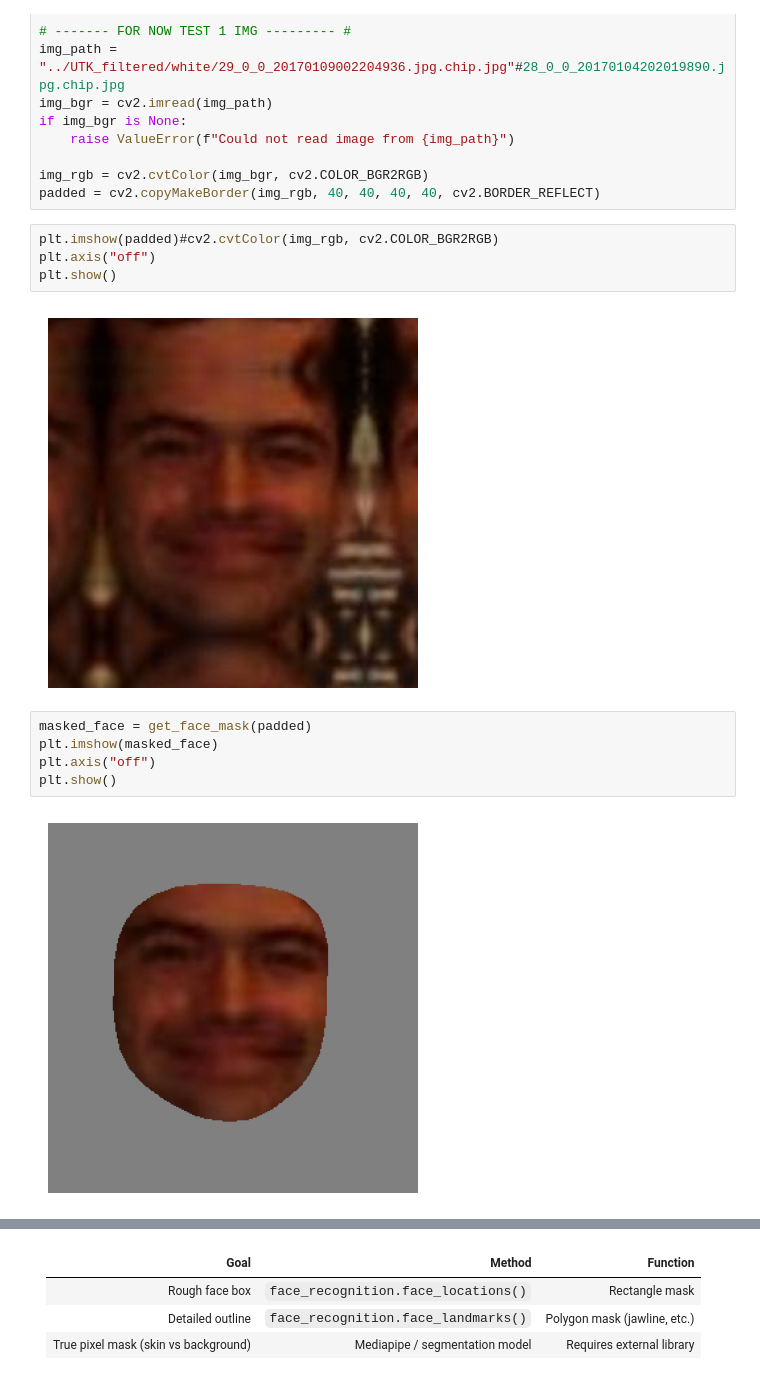
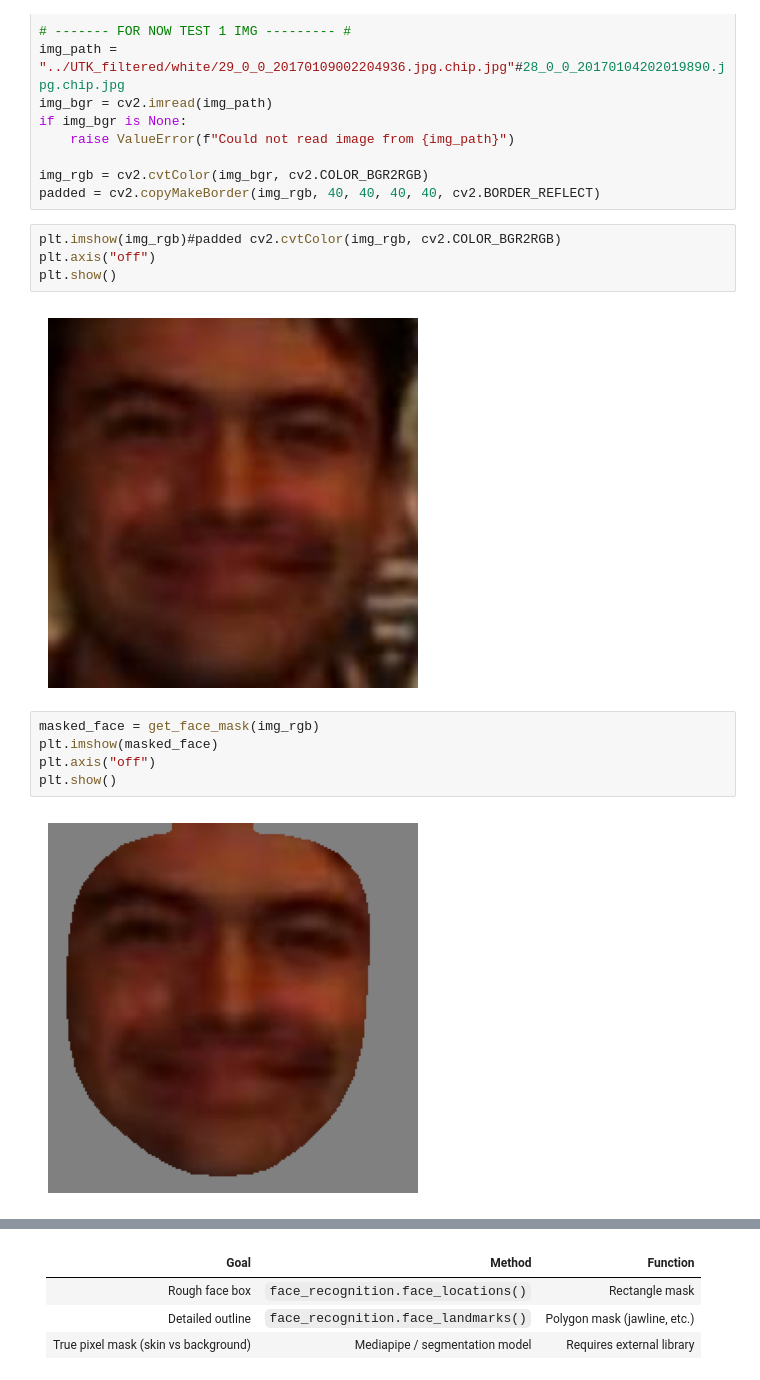
Before and after one commit to BOB-o-rabanete/Colored_Faces, a Jupyter notebook: main.ipynb, the cells around one changed output, grey strips where cells are left out. Saved outputs shown, nothing was run; the diff lists cells and outputs as text.

Commit message:
.changes color
find ways to blend shifted color better
improve general thing

only than pass to generalization

```diff
--- a/main.ipynb
+++ b/main.ipynb
@@ -177,15 +177,15 @@ if img_bgr is None:
 img_rgb = cv2.cvtColor(img_bgr, cv2.COLOR_BGR2RGB)
 padded = cv2.copyMakeBorder(img_rgb, 40, 40, 40, 40, cv2.BORDER_REFLECT)
 # %%
-plt.imshow(padded)#cv2.cvtColor(img_rgb, cv2.COLOR_BGR2RGB)
+plt.imshow(img_rgb)#padded cv2.cvtColor(img_rgb, cv2.COLOR_BGR2RGB)
 plt.axis("off")
 plt.show()
 # %% [output]
-[figure, old version]
+[figure, new version]
 # %%
-masked_face = get_face_mask(padded)
+masked_face = get_face_mask(img_rgb)
 plt.imshow(masked_face)
 plt.axis("off")
 plt.show()
 # %% [output]
-[figure, old version]
+[figure, new version]
```
Also changed, not shown: parts of 9 cells of this notebook, 1 other file.
